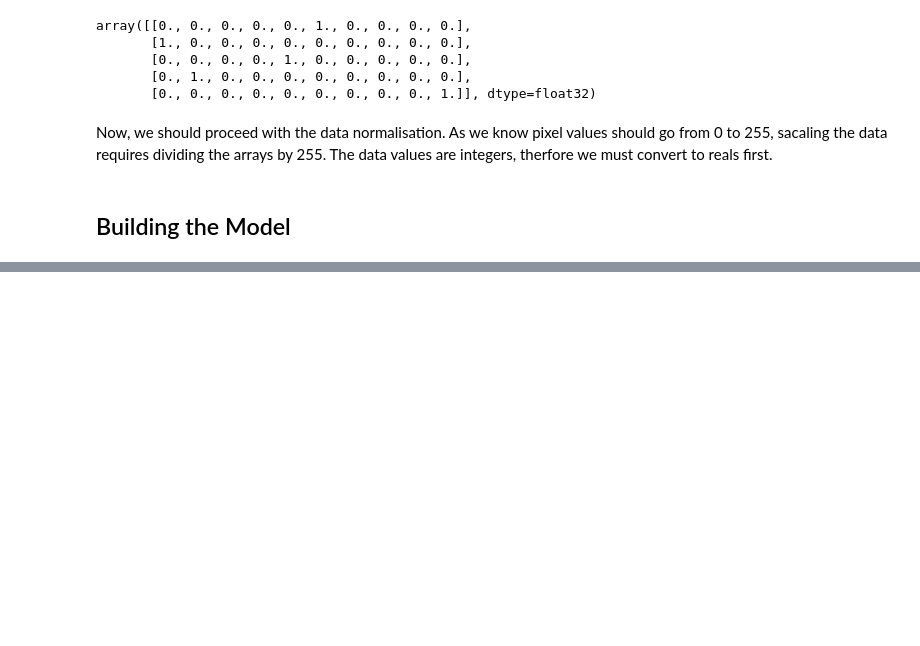
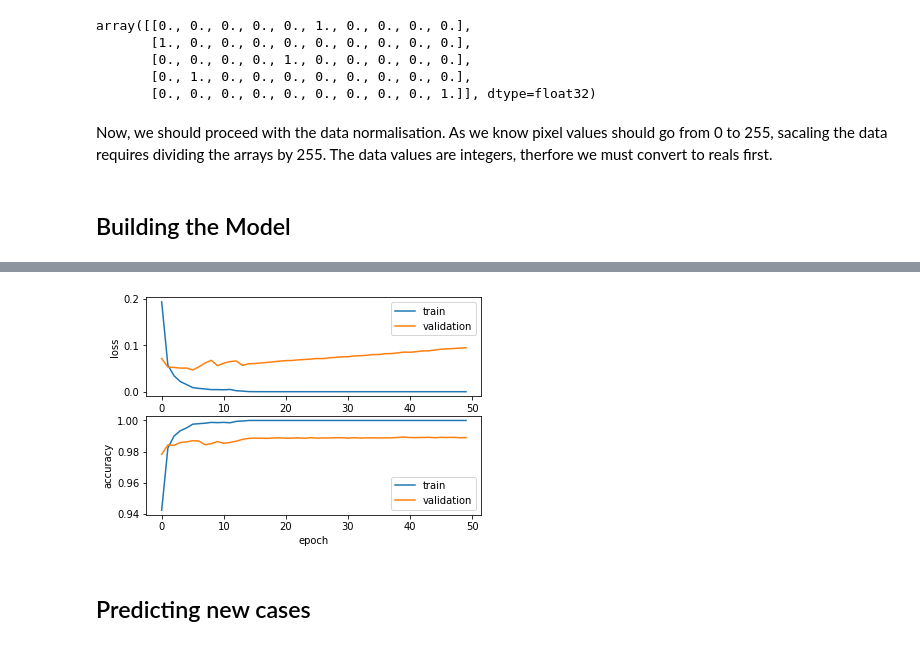
Before and after one commit to Akhil-2019/Flipkart_Review_Scrapper, a Jupyter notebook: Deep_Convolutional_Neural_Networks_in_Tensorflow_(MNIST).ipynb, the cells around one changed output, grey strips where cells are left out. Drawn from its saved outputs; the diff is of its cells as text; code cells hidden in the pictures; blank space fills up the shorter version.

```diff
--- a/Deep_Convolutional_Neural_Networks_in_Tensorflow_(MNIST).ipynb
+++ b/Deep_Convolutional_Neural_Networks_in_Tensorflow_(MNIST).ipynb
@@ -102,3 +141,10 @@ Total params: 2,774,858
 Trainable params: 2,774,858
 Non-trainable params: 0
 _________________________________________________________________
+# %%
+model1.compile(loss='categorical_crossentropy', metrics=['accuracy'], optimizer='adam')
+# %%
+history = model1.fit(X_train, y_train,
+          batch_size=128, epochs=50,
+          verbose=2,
+          validation_split=0.2)
@@ -104,0 +169,22 @@ _________________________________________________________________
+# %%
+def plot_history(history):
+    plt.figure()
+    plt.subplot(2,1,1)
+    plt.plot(history.history['loss'])
+    plt.plot(history.history['val_loss'])
+    plt.ylabel('loss')
+    plt.xlabel('epoch')
+    plt.legend(['train', 'validation'])
+    plt.subplot(2,1,2)
+    plt.plot(history.history['accuracy'])
+    plt.plot(history.history['val_accuracy'])
+    plt.ylabel('accuracy')
+    plt.xlabel('epoch')
+    plt.legend(['train', 'validation'])
+    return;
+
+plot_history(history)
+# %% [output]
+[figure, added]
+# %% [markdown]
+## Predicting new cases
```
Also changed, not shown: parts of 30 cells of this notebook.
